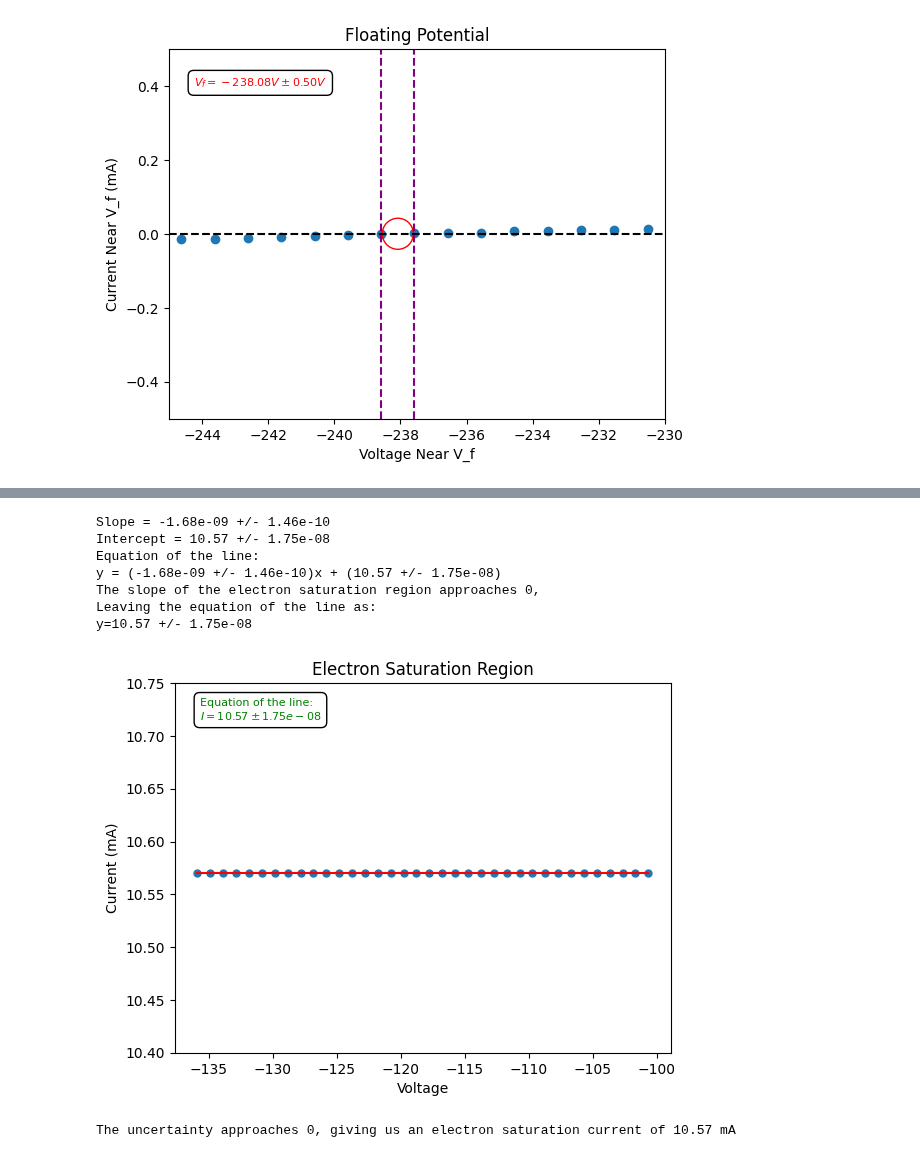
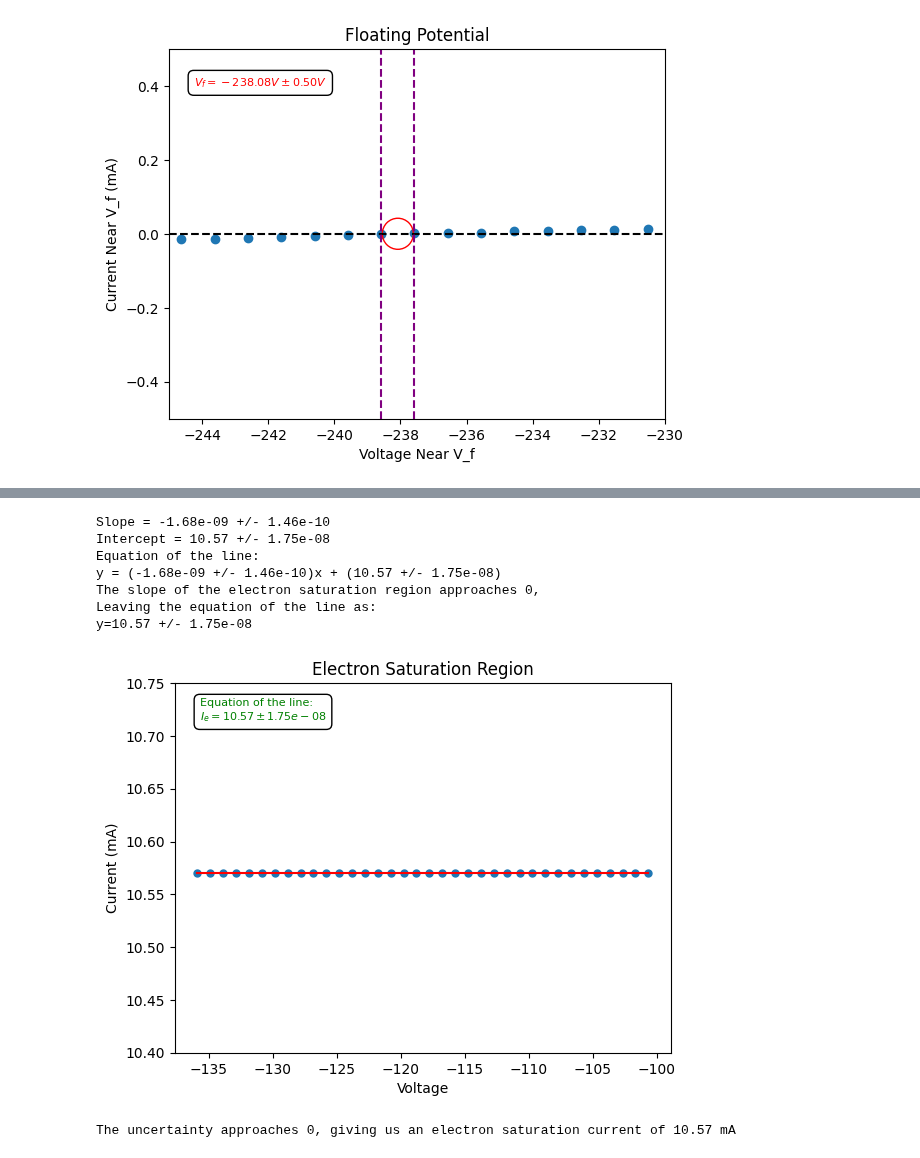
Before and after one commit to maraMaraschino/Adv-Lab, a Jupyter notebook: Langmuir Probe Experiment/langmuir_probe.ipynb, the cells around one changed output, grey strips where cells are left out. Saved outputs shown, nothing was run; the diff lists cells and outputs as text; code cells hidden in the pictures.

```diff
--- a/Langmuir Probe Experiment/langmuir_probe.ipynb
+++ b/Langmuir Probe Experiment/langmuir_probe.ipynb
@@ -227,6 +273,5 @@ Slope of the second region is: 0.05535156492890565
 # %%
 # Finding the electron saturation region
-
 es_x = x_avg[114:]
 es_y = y_avg[114:]
 
@@ -242,33 +287,33 @@ uncertainties = np.sqrt(np.diag(pcov))
 m_uncertainty, c_uncertainty = uncertainties
 print(f'Slope = {m:.2e} +/- {m_uncertainty:.2e}')
 print(f'Intercept = {c:.2f} +/- {c_uncertainty:.2e}')
 print(f"Equation of the line:\ny = ({m:.2e} +/- {m_uncertainty:.2e})x + ({c:.2f} +/- {c_uncertainty:.2e})")
 print(f'The slope of the electron saturation region approaches 0,\nLeaving the equation of the line as:')
 print(f'y={c:.2f} +/- {c_uncertainty:.2e}')
-equation_text = f'Equation of the line:\n$I={c:.2f} \pm {c_uncertainty:.2e}$'
+equation_text = f'Equation of the line:\n$I_e={c:.2f} \pm {c_uncertainty:.2e}$'
 
 x_fit = np.linspace(min(es_x), max(es_x))
 y_fit = linear_model(x_fit, m, c)
 
 plt.scatter(es_x, es_y, s=25)
 plt.plot(x_fit, y_fit, color='red')
 plt.text(0.05, 0.9, equation_text, transform=plt.gca().transAxes, fontsize=8,
          color="green", bbox=dict(facecolor='white', edgecolor='black', boxstyle='round,pad=0.5'))
 plt.title('Electron Saturation Region')
 plt.ylim(10.4, 10.75)
 plt.ylabel('Current (mA)')
 plt.xlabel('Voltage')
 plt.savefig('Electron Saturation Region.png')
 plt.show()
 
 print(f'The uncertainty approaches 0, giving us an electron saturation current of {c:.2f} mA')
 # %% [output]
 Slope = -1.68e-09 +/- 1.46e-10
 Intercept = 10.57 +/- 1.75e-08
 Equation of the line:
 y = (-1.68e-09 +/- 1.46e-10)x + (10.57 +/- 1.75e-08)
 The slope of the electron saturation region approaches 0,
 Leaving the equation of the line as:
 y=10.57 +/- 1.75e-08
-[figure, old version]
+[figure, new version]
 The uncertainty approaches 0, giving us an electron saturation current of 10.57 mA
```
Also changed, not shown: parts of 7 cells of this notebook, 7 other files.
